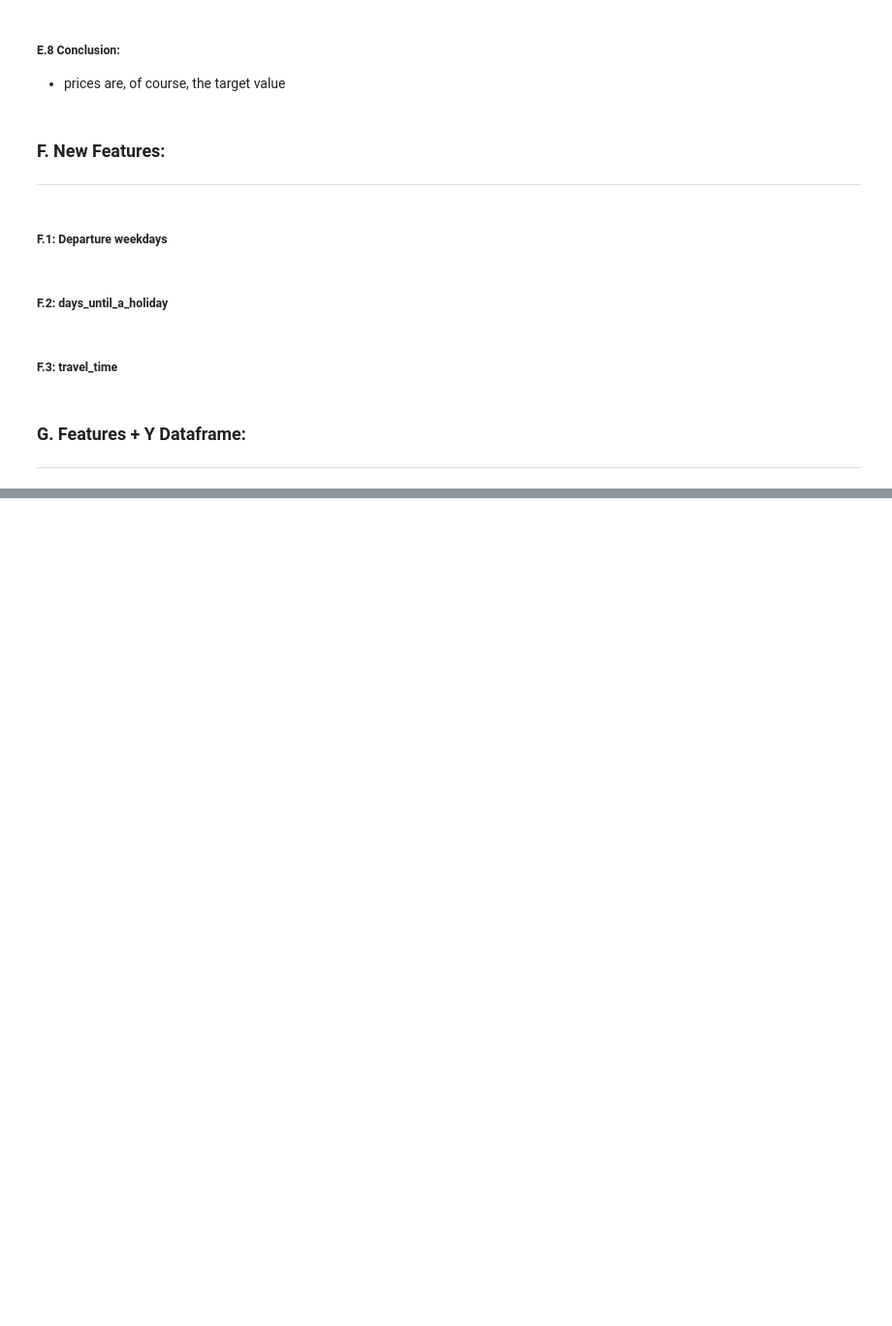
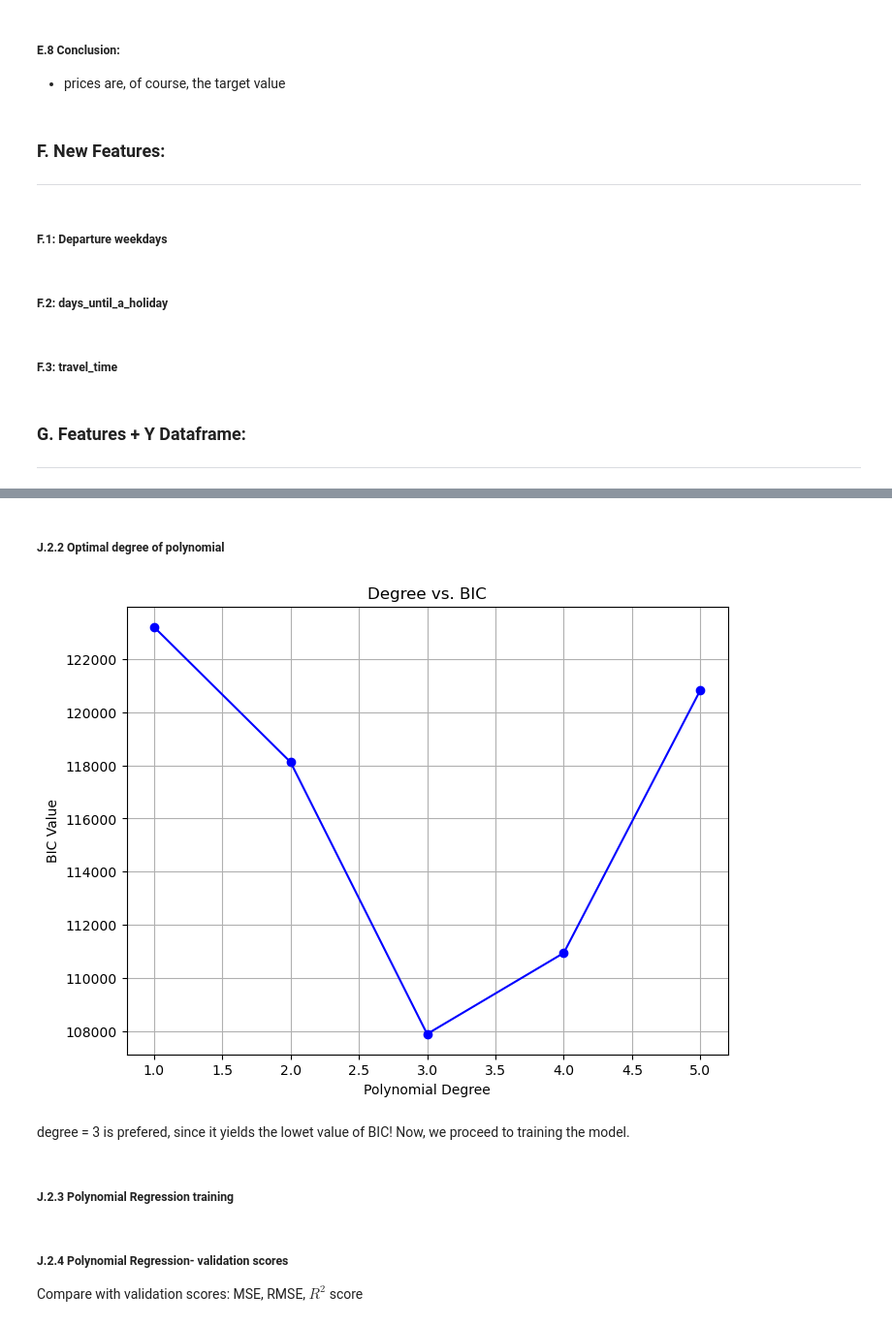
Before and after one commit to joss-thu/MLProj-GermanAirFares, a Jupyter notebook: German_Air_fares/ML_Project_AirFares.ipynb, the cells around one changed output, grey strips where cells are left out. Shown at 97% size. Drawn from its saved outputs; the diff is of its cells as text; code cells hidden in the pictures; blank space fills up the shorter version.

```diff
--- a/German_Air_fares/ML_Project_AirFares.ipynb
+++ b/German_Air_fares/ML_Project_AirFares.ipynb
@@ -283,0 +381,19 @@ df = df[['departure_city', 'arrival_city',	'departure_date_distance',	'departure
+# %%
+mse = mean_squared_error(y_test, y_pred)
+rmse = np.sqrt(mse)
+r2 = r2_score(y_test, y_pred)
+
+naive_prediction = np.full_like(y_test, np.mean(y_train))
+naive_mse = mean_squared_error(y_test, naive_prediction)
+naive_rmse = np.sqrt(naive_mse)
+naive_r2 = r2_score(y_test, naive_prediction)
+naive_std_dev = np.std(y_test)
+
+print(f'Naive MSE: {naive_mse}')
+print(f'Naive RMSE: {naive_rmse}')
+print(f'Naive std deviation: {naive_std_dev}')
+print(f'Naive R2 Score: {naive_r2}')
+print();
+print(f'Mean Squared Error: {mse}')
+print(f'Root Mean Squared Error: {rmse}')
+print(f'R-squared R2 Score: {r2}')
@@ -283,0 +431,52 @@ df = df[['departure_city', 'arrival_city',	'departure_date_distance',	'departure
+# %% [markdown]
+##### J.2.2 Optimal degree of polynomial
+# %%
+# Find the optimal degree of the polynomial
+# -----------------------------------------
+
+# Create a range of polynomial degrees to test
+degrees = np.arange(1, 6)
+
+# Initialize lists to store BIC values
+bic_values = []
+
+for degree in degrees:
+    # Create Polynomial Features
+    poly = PolynomialFeatures(degree=degree)
+    X_train_poly = poly.fit_transform(x_train)
+    X_test_poly = poly.transform(x_test)
+
+    # Initialize and train the polynomial regression model
+    model = LinearRegression()
+    model.fit(X_train_poly, y_train)
+
+    # Make predictions using the trained model on the test data
+    y_pred = model.predict(X_test_poly)
+
+    # Calculate the Mean Squared Error (MSE)
+    mse = mean_squared_error(y_test, y_pred)
+
+    # Count the number of parameters (features, interactions, and intercept)
+    num_parameters = X_train_poly.shape[1]
+
+    # Calculate the BIC
+    n = len(y_test)  # Number of data points (sample size)
+    bic = n * np.log(mse) + num_parameters * np.log(n)
+
+    bic_values.append(bic)
+
+# Plot the degree vs. BIC
+plt.figure(figsize=(8, 6))
+plt.plot(degrees, bic_values, marker='o', linestyle='-', color='b')
+plt.title('Degree vs. BIC')
+plt.xlabel('Polynomial Degree')
+plt.ylabel('BIC Value')
+plt.grid(True)
+plt.show()
+# %% [output]
+[figure, added]
+# %% [markdown]
+degree = 3 is prefered, since it yields the lowet value of BIC!
+Now, we proceed to training the model.
+# %% [markdown]
+##### J.2.3 Polynomial Regression training
@@ -283,0 +496,3 @@ df = df[['departure_city', 'arrival_city',	'departure_date_distance',	'departure
+# %% [markdown]
+##### J.2.4 Polynomial Regression- validation scores
+Compare with validation scores: MSE, RMSE, $R^2$ score
```
Also changed, not shown: parts of 35 cells of this notebook.
